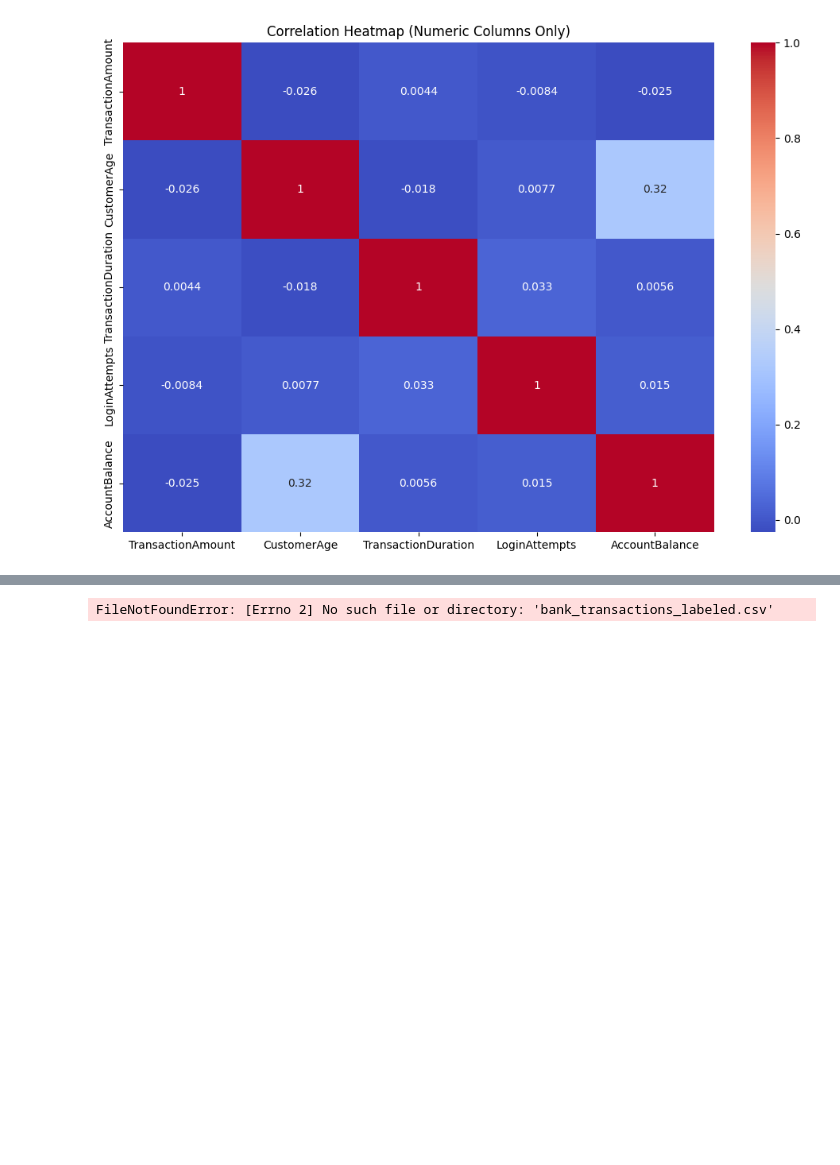
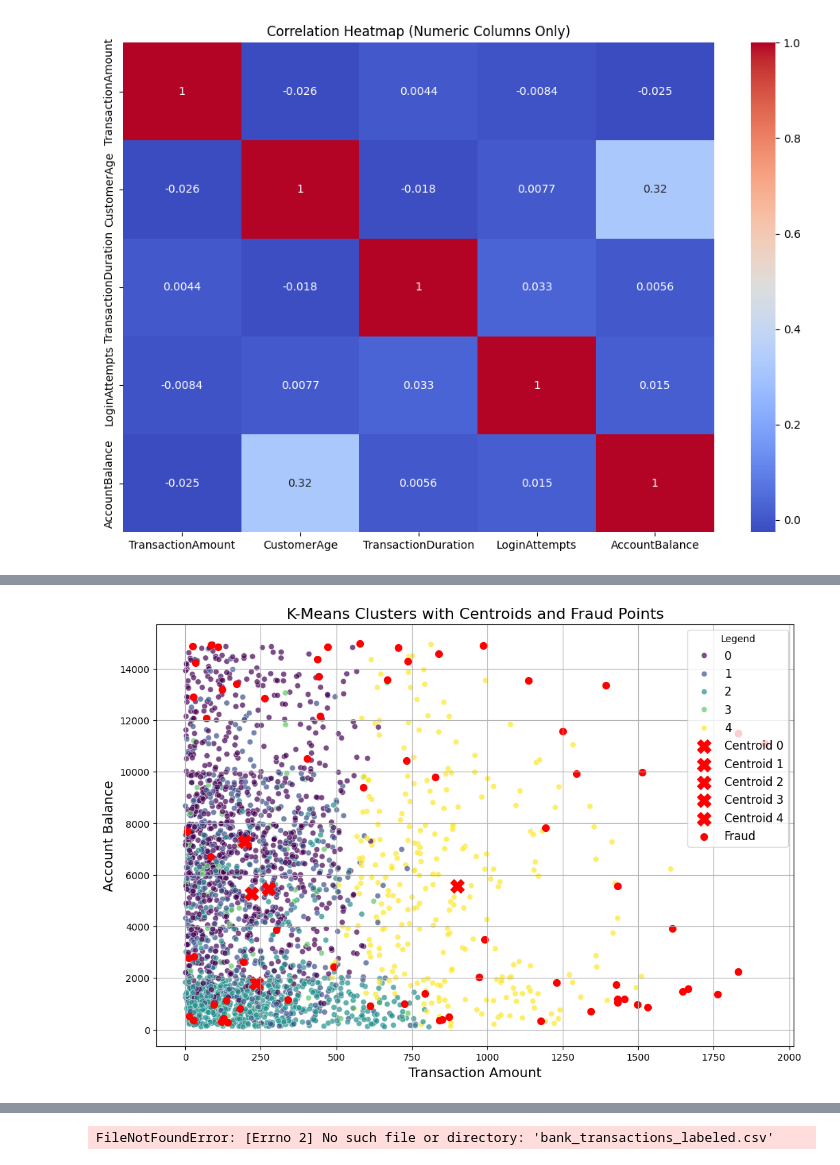
Before and after one commit to Charlenelzq/INF2008_Project, a Jupyter notebook: main.ipynb, the cells around one changed output, grey strips where cells are left out. Cells and saved outputs as stored; diff of their text form; code cells hidden in the pictures; blank space fills up the shorter version.

Commit message:
Kmeans Clustering

```diff
--- a/main.ipynb
+++ b/main.ipynb
@@ -219,7 +220,7 @@ data['TransactionDate'] = pd.to_datetime(data['TransactionDate'])
 data['PreviousTransactionDate'] = pd.to_datetime(data['PreviousTransactionDate'])
 
 # Drop columns that are not needed for the model
-data = data.drop(columns=['TransactionID', 'AccountID', 'DeviceID', 'IP Address', 'MerchantID'])
+#data = data.drop(columns=['TransactionID', 'AccountID', 'DeviceID', 'IP Address', 'MerchantID'])
 
 # Preprocessing: Handle datetime columns
 data['TransactionDate'] = pd.to_datetime(data['TransactionDate'],format='%Y-%m-%d %H:%M:%S')
@@ -250,4 +251,4 @@ print(data[numeric_cols].describe())
 data['Fraud'] = False
 
 print("Processed Data:")
-print(processed_data.describe())
+print(processed_data.info())
@@ -253,0 +273,81 @@ print(processed_data.describe())
+# %%
+# Kmeans Clustering
+# Identifies anomalies based on distance from centroids.
+# The further a point is from the centroid, the more likely it is to be an anomaly.
+
+# Perform K-Means clustering
+kmeans = KMeans(n_init='auto')  # FutureProofing
+kmeans.fit(numeric_scaled)
+n_clusters = 5  # Adjust the number of clusters as needed
+kmeans = KMeans(n_clusters=n_clusters, random_state=42)
+kmeans_labels = kmeans.fit_predict(numeric_scaled)
+data['KMeans_Cluster'] = kmeans_labels
+
+# Calculate distances from centroids
+centroids = kmeans.cluster_centers_
+distances = np.linalg.norm(numeric_scaled.values - centroids[kmeans_labels], axis=1)
+data['KMeans_Distance'] = distances
+
+# Set threshold: Mean + 2 * Standard Deviation (can be adjusted)
+threshold = distances.mean() + 2 * distances.std()
+data['KMeans_Fraud'] = distances > threshold
+
+# Summary of flagged anomalies
+fraud_summary = data['KMeans_Fraud'].value_counts()
+threshold, fraud_summary, data[['TransactionAmount', 'KMeans_Distance', 'KMeans_Fraud']].head()
+
+
+# Calculate centroids and scale them back to the original feature space
+centroids_scaled = kmeans.cluster_centers_
+centroids_original = scaler.inverse_transform(centroids_scaled)
+
+# Add a fraud detection logic (using distance from centroids)
+distances = np.linalg.norm(numeric_scaled - centroids_scaled[kmeans_labels], axis=1)
+data['Fraud'] = distances > threshold
+data['KMeans_Distance'] = distances
+
+# Scatterplot for two features with clusters
+plt.figure(figsize=(12, 8))
+sns.scatterplot(
+    x=data['TransactionAmount'],
+    y=data['AccountBalance'],
+    hue=data['KMeans_Cluster'],
+    palette='viridis',
+    alpha=0.7,
+    legend='full'
+)
+
+# Overlay centroids on the scatterplot
+for i, centroid in enumerate(centroids_original):
+    plt.scatter(
+        centroid[numeric_cols.index('TransactionAmount')],
+        centroid[numeric_cols.index('AccountBalance')],
+        color='red',
+        marker='X',
+        s=200,
+        label=f'Centroid {i}'
+    )
+
+# Highlight fraud points
+fraud_points = data[data['Fraud']]
+plt.scatter(
+    fraud_points['TransactionAmount'],
+    fraud_points['AccountBalance'],
+    color='red',
+    marker='o',
+    s=50,
+    label='Fraud'
+)
+
+plt.title('K-Means Clusters with Centroids and Fraud Points', fontsize=16)
+plt.xlabel('Transaction Amount', fontsize=14)
+plt.ylabel('Account Balance', fontsize=14)
+plt.legend(title='Legend', fontsize=12)
+plt.grid(True)
+plt.show()
+
+# Print summary of fraud points
+total_fraud_points = data['Fraud'].sum()
+print(f"Total Fraudulent Transactions Detected (Using K Means clustering): {total_fraud_points}")
+# %% [output]
+[figure, added]
```
Also changed, not shown: parts of 3 cells of this notebook.
